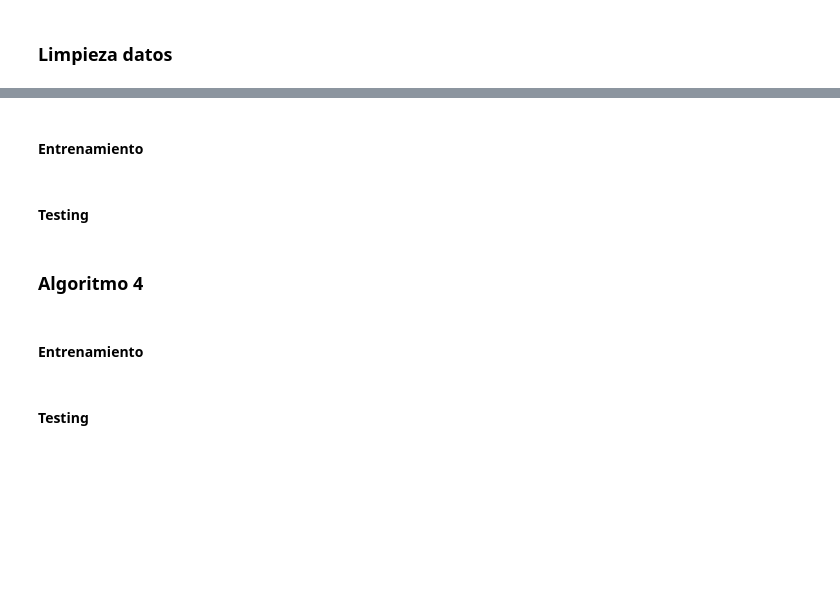
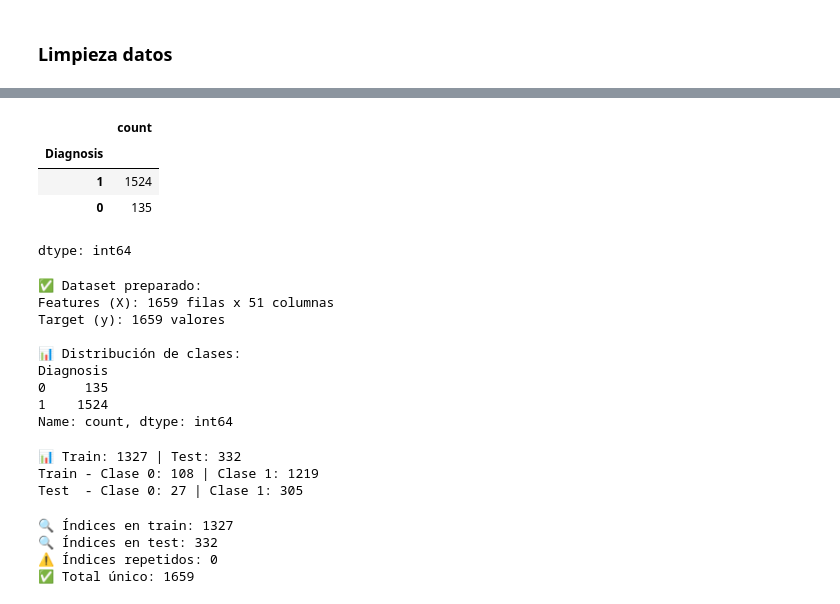
Before and after one commit to pablomesenn/Inteligencia-Artificial, a Jupyter notebook: IA_Proyecto.ipynb, the cells around one changed output, grey strips where cells are left out. Saved outputs shown, nothing was run; the diff lists cells and outputs as text; code cells hidden in the pictures; blank space fills up the shorter version.

```diff
--- a/IA_Proyecto.ipynb
+++ b/IA_Proyecto.ipynb
@@ -467,10 +250,62 @@ weighted avg       0.87      0.88      0.88       332
-# %% [markdown]
-#### Entrenamiento
-# %% [markdown]
-#### Testing
-# %% [markdown]
-### Algoritmo 4
-# %% [markdown]
-#### Entrenamiento
-# %% [markdown]
-#### Testing
+# %%
+df_clean["Diagnosis"].value_counts()
+# %% [output]
+|  | count |
+| Diagnosis |  |
+| 1 | 1524 |
+| 0 | 135 |
+dtype: int64
+# %%
+# Celda 0: Preparar X (features) e y (target)
+X = df_clean.drop('Diagnosis', axis=1)  # Todas las columnas excepto Diagnosis
+y = df_clean['Diagnosis']  # Solo la columna objetivo
+
+print(f"✅ Dataset preparado:")
+print(f"Features (X): {X.shape[0]} filas x {X.shape[1]} columnas")
+print(f"Target (y): {y.shape[0]} valores")
+print(f"\n📊 Distribución de clases:")
+print(y.value_counts().sort_index())
+# %% [output]
+✅ Dataset preparado:
+Features (X): 1659 filas x 51 columnas
+Target (y): 1659 valores
+
+📊 Distribución de clases:
+Diagnosis
+0     135
+1    1524
+Name: count, dtype: int64
+# %%
+# Celda 1: División train/test con estratificación
+from sklearn.model_selection import train_test_split
+
+X_train, X_test, y_train, y_test = train_test_split(
+    X, y,
+    test_size=0.2,
+    stratify=y,  # Mantiene proporción de clases
+    random_state=42
+)
+
+print(f"📊 Train: {len(X_train)} | Test: {len(X_test)}")
+print(f"Train - Clase 0: {sum(y_train==0)} | Clase 1: {sum(y_train==1)}")
+print(f"Test  - Clase 0: {sum(y_test==0)} | Clase 1: {sum(y_test==1)}")
+# %% [output]
+📊 Train: 1327 | Test: 332
+Train - Clase 0: 108 | Clase 1: 1219
+Test  - Clase 0: 27 | Clase 1: 305
+# %%
+# Verificar que NO hay duplicados entre train y test
+train_indices = set(X_train.index)
+test_indices = set(X_test.index)
+
+overlap = train_indices.intersection(test_indices)
+
+print(f"🔍 Índices en train: {len(train_indices)}")
+print(f"🔍 Índices en test: {len(test_indices)}")
+print(f"⚠️ Índices repetidos: {len(overlap)}")  # Debe ser 0
+print(f"✅ Total único: {len(train_indices) + len(test_indices)}")  # Debe ser 1659
+# %% [output]
+🔍 Índices en train: 1327
+🔍 Índices en test: 332
+⚠️ Índices repetidos: 0
+✅ Total único: 1659
```
Also changed, not shown: parts of 33 cells of this notebook.
